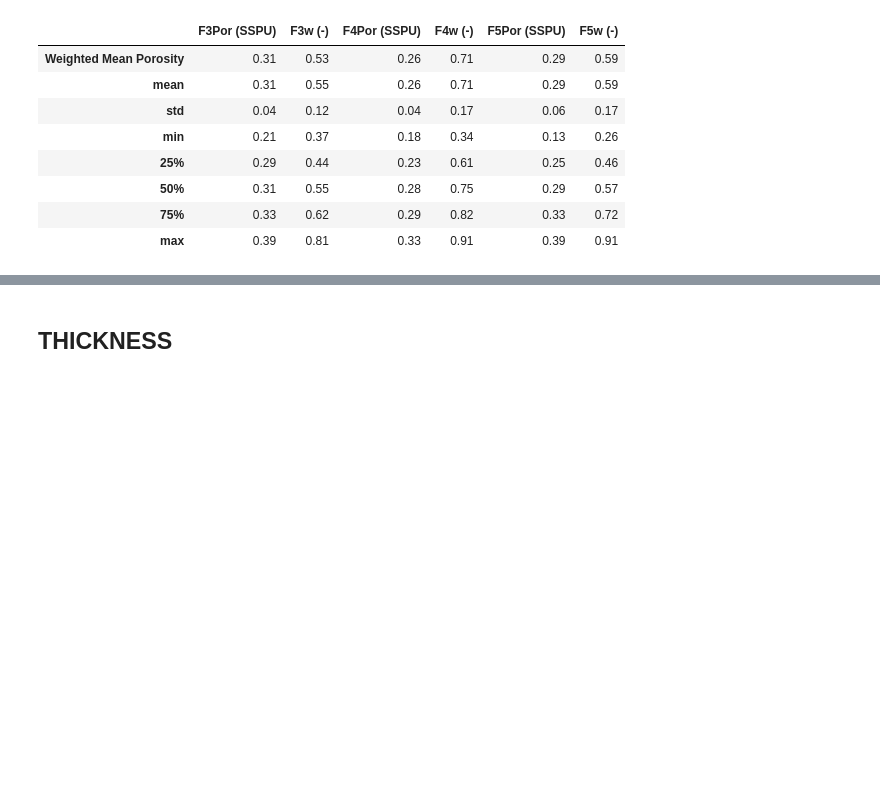
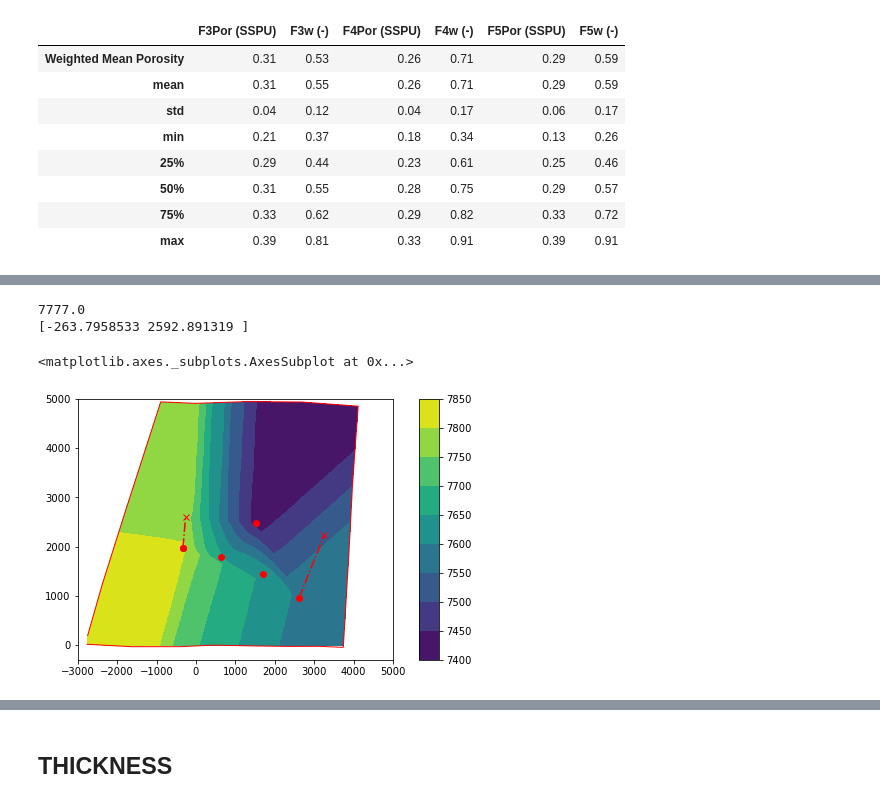
Before and after one commit to AdrianSalinas98/Petroleum-Engineering-Repository, a Jupyter notebook: Calculation of Csh, Total Sandstone Porosity, Sw in Payzone.ipynb, the cells around one changed output, grey strips where cells are left out. Cells and saved outputs as stored; diff of their text form; code cells hidden in the pictures; blank space fills up the shorter version.

```diff
--- a/Calculation of Csh, Total Sandstone Porosity, Sw in Payzone.ipynb
+++ b/Calculation of Csh, Total Sandstone Porosity, Sw in Payzone.ipynb
@@ -389,0 +378,7 @@ print(boundary_points)
+# %%
+Contour('PlatF4.csv')
+# %% [output]
+7777.0
+[-263.7958533 2592.891319 ]
+<matplotlib.axes._subplots.AxesSubplot at 0x...>
+[figure, added]
```
Also changed, not shown: parts of 6 cells of this notebook, 4 other files.
